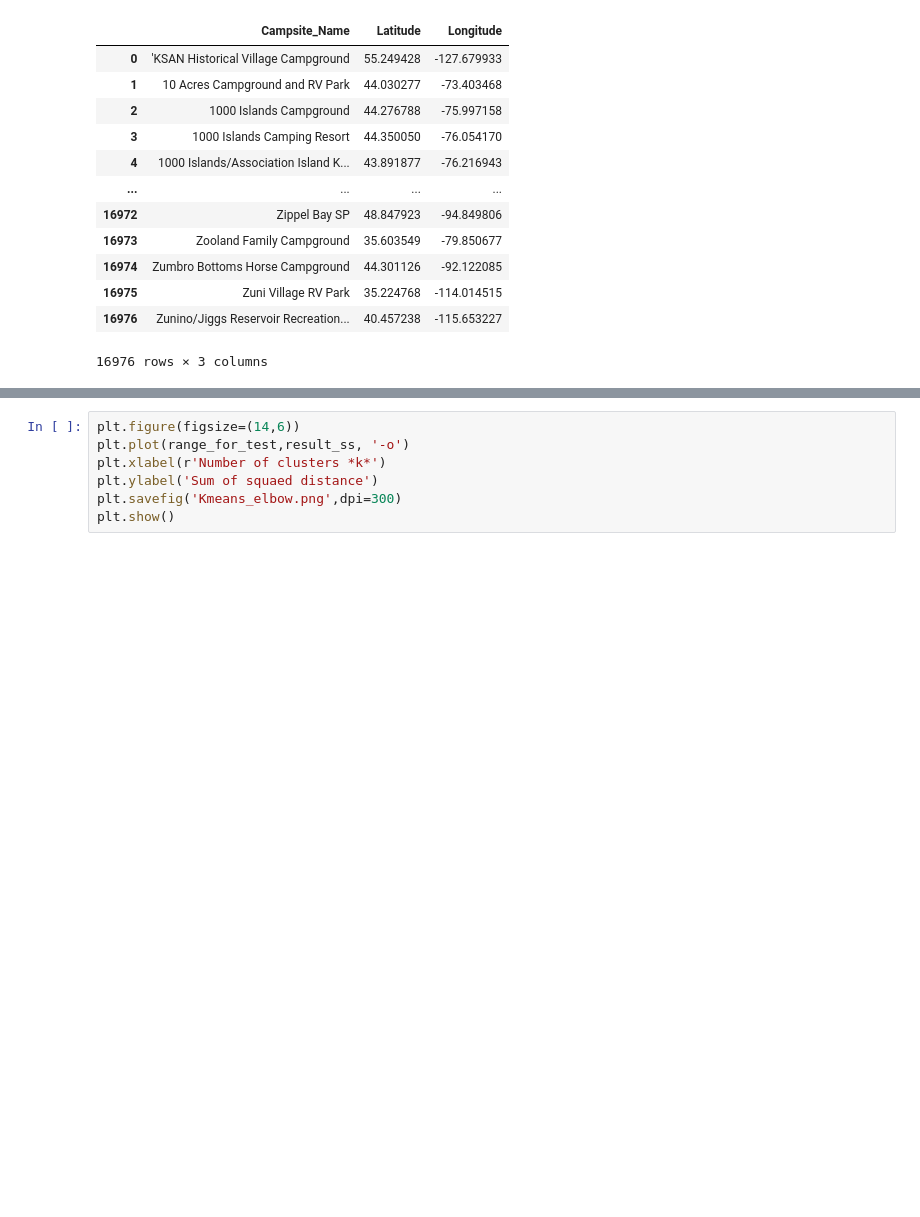
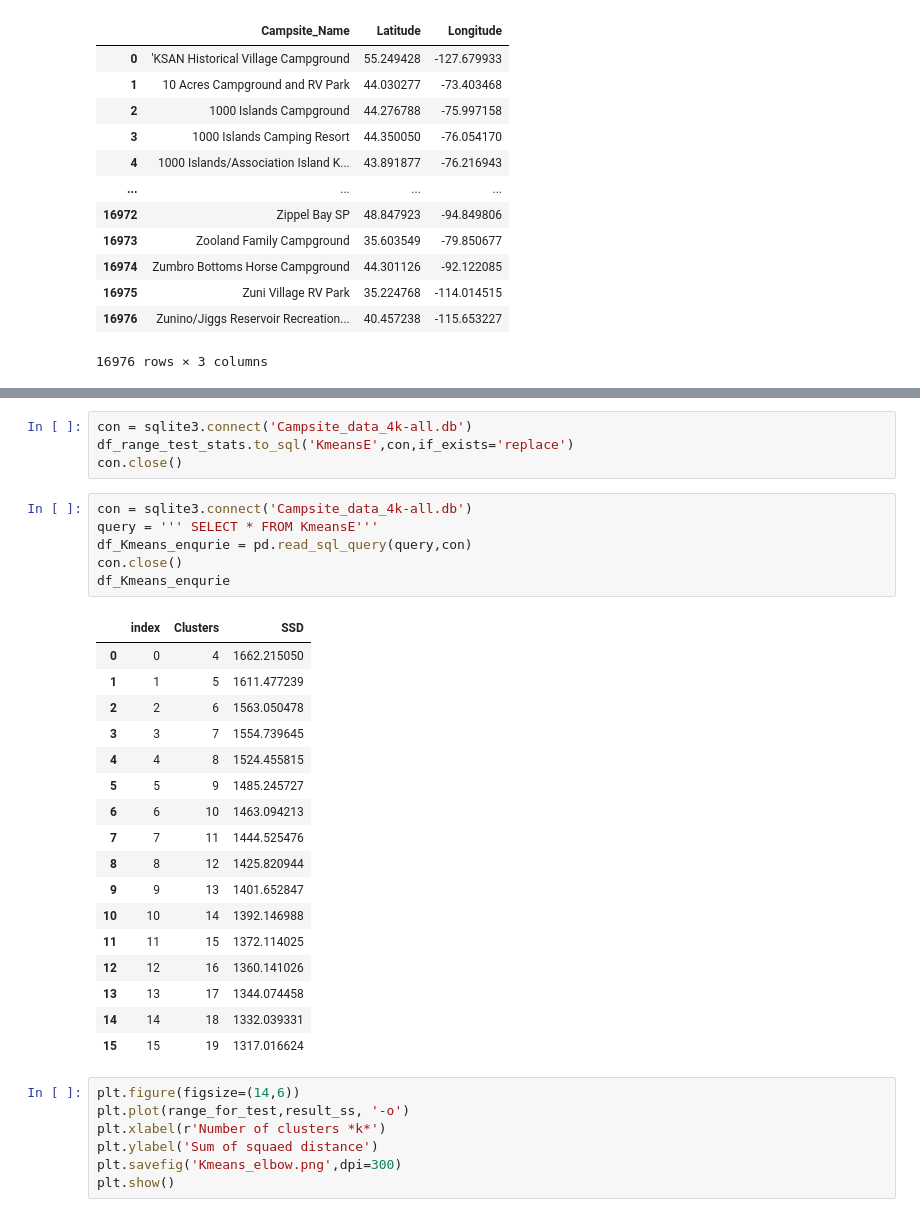
Before and after one commit to HenningH87/Coursera_Capstone, a Jupyter notebook: Kmeans.ipynb, the cells around one changed output, grey strips where cells are left out. Cells and saved outputs as stored; diff of their text form; blank space fills up the shorter version.

```diff
--- a/Kmeans.ipynb
+++ b/Kmeans.ipynb
@@ -81,3 +90,31 @@ for k in range_for_test:
+# %%
+con = sqlite3.connect('Campsite_data_4k-all.db')
+df_range_test_stats.to_sql('KmeansE',con,if_exists='replace')
+con.close()
+# %%
+con = sqlite3.connect('Campsite_data_4k-all.db')
+query = ''' SELECT * FROM KmeansE'''
+df_Kmeans_enqurie = pd.read_sql_query(query,con)
+con.close()
+df_Kmeans_enqurie
+# %% [output]
+|  | index | Clusters | SSD |
+| 0 | 0 | 4 | 1662.215050 |
+| 1 | 1 | 5 | 1611.477239 |
+| 2 | 2 | 6 | 1563.050478 |
+| 3 | 3 | 7 | 1554.739645 |
+| 4 | 4 | 8 | 1524.455815 |
+| 5 | 5 | 9 | 1485.245727 |
+| 6 | 6 | 10 | 1463.094213 |
+| 7 | 7 | 11 | 1444.525476 |
+| 8 | 8 | 12 | 1425.820944 |
+| 9 | 9 | 13 | 1401.652847 |
+| 10 | 10 | 14 | 1392.146988 |
+| 11 | 11 | 15 | 1372.114025 |
+| 12 | 12 | 16 | 1360.141026 |
+| 13 | 13 | 17 | 1344.074458 |
+| 14 | 14 | 18 | 1332.039331 |
+| 15 | 15 | 19 | 1317.016624 |
 # %%
 plt.figure(figsize=(14,6))
 plt.plot(range_for_test,result_ss, '-o')
```
Also changed, not shown: parts of 3 cells of this notebook, 22 other files.
